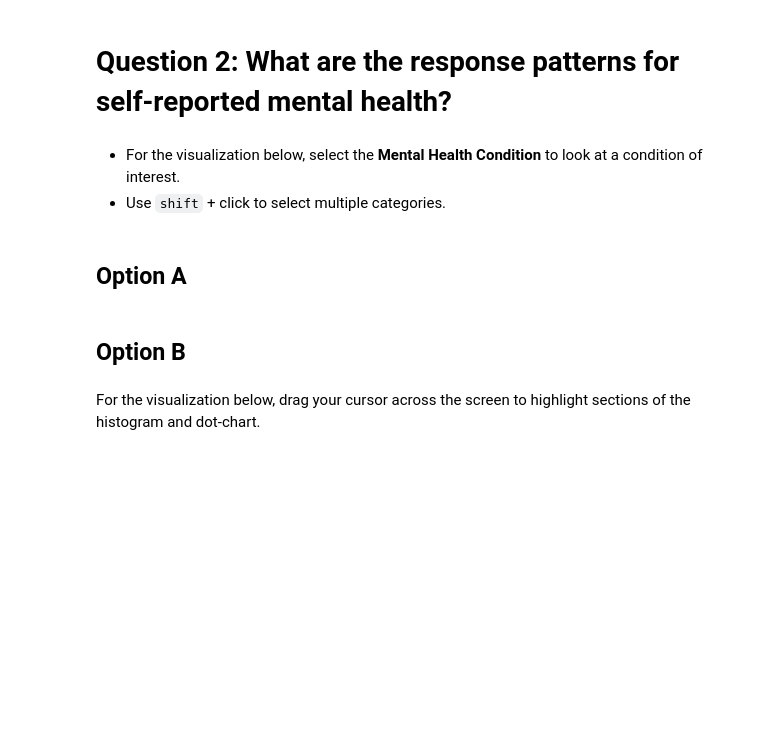
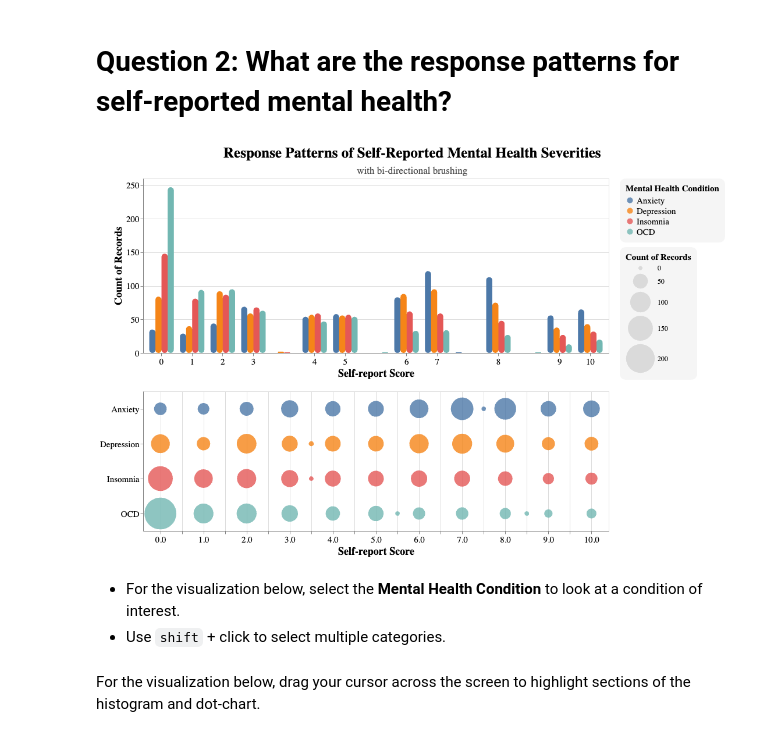
Before and after one commit to ubc-dsci320-2024w2/project-team_fabfour, a Jupyter notebook: ungraded/charts_Jessica.ipynb, the cells around one changed output. Drawn from its saved outputs; the diff is of its cells as text; code cells hidden in the pictures; blank space fills up the shorter version.

```diff
--- a/ungraded/charts_Jessica.ipynb
+++ b/ungraded/charts_Jessica.ipynb
@@ -133,7 +203,51 @@ This visualization was designed to get an overview of the **distribution** of th
 # %% [markdown]
 # Question 2: What are the response patterns for self-reported mental health?
+# %%
+### Interactions ###
+brush = alt.selection_interval()
+selection = alt.selection_point(fields=['Mental Health Condition'], bind='legend')
+
+
+### Create a multi-bar plot ###
+multibar_b = alt.Chart(mxmh_scores).add_params(
+    brush
+).mark_bar(cornerRadius=7).encode(
+    x=alt.X('Self-report Score:O').axis(labelAngle=0, tickMinStep=0.5, values=list(range(0, 11, 1))),
+    xOffset="Mental Health Condition:N",
+    y='count():Q',
+    color=alt.when(brush).then(alt.Color("Mental Health Condition:N")).otherwise(alt.value("lightgray")),
+    tooltip=["Mental Health Condition", 'Self-report Score:O', "count()"]
+).properties(width=800, height=300)
+
+### Create a box-plot ###
+dotplot_b = alt.Chart(mxmh_scores).add_params(
+    brush
+).mark_circle(opacity=0.8).encode(
+    x=alt.X('Self-report Score', title="Self-report Score", scale=alt.Scale(domain=[-0.4, 10.4])).axis(labelExpr="datum.value % 1 ? null : datum.label"),
+    y=alt.Y('Mental Health Condition:N', title=""),
+    color=alt.when(brush).then("Mental Health Condition:N").otherwise(alt.value("lightgray")),
+    size = alt.Size("count():Q", scale=alt.Scale(rangeMin=50, rangeMax=3000), legend=alt.Legend(labelFontSize=12)),
+    tooltip=["Mental Health Condition", "Self-report Score", "count()"]
+).properties(width=800, height=240)
+
+chart2 = alt.vconcat(multibar_b, dotplot_b
+).properties(
+    title=alt.Title("Response Patterns of Self-Reported Mental Health Severities",
+                    subtitle="with bi-directional brushing"
+                   )
+).resolve_axis(x='shared').configure_legend(
+    **legend_configuration
+).configure_title(
+    **title_configuration
+).configure_axis(
+    **axis_configuration
+)
+
+chart2.show()
+
+# save(chart2, "outputs/chart2.json")
+# %% [output]
+[figure, added]
 # %% [markdown]
 - For the visualization below, select the **Mental Health Condition** to look at a condition of interest.
 - Use `shift` + click to select multiple categories.
-# %% [markdown]
-## Option A
@@ -172,4 +254,2 @@ chart2a = alt.vconcat(multibar, dotplot)
-# %% [markdown]
-## Option B
 # %% [markdown]
 For the visualization below, drag your cursor across the screen to highlight sections of the histogram and dot-chart.
```
Also changed, not shown: parts of 21 cells of this notebook.
